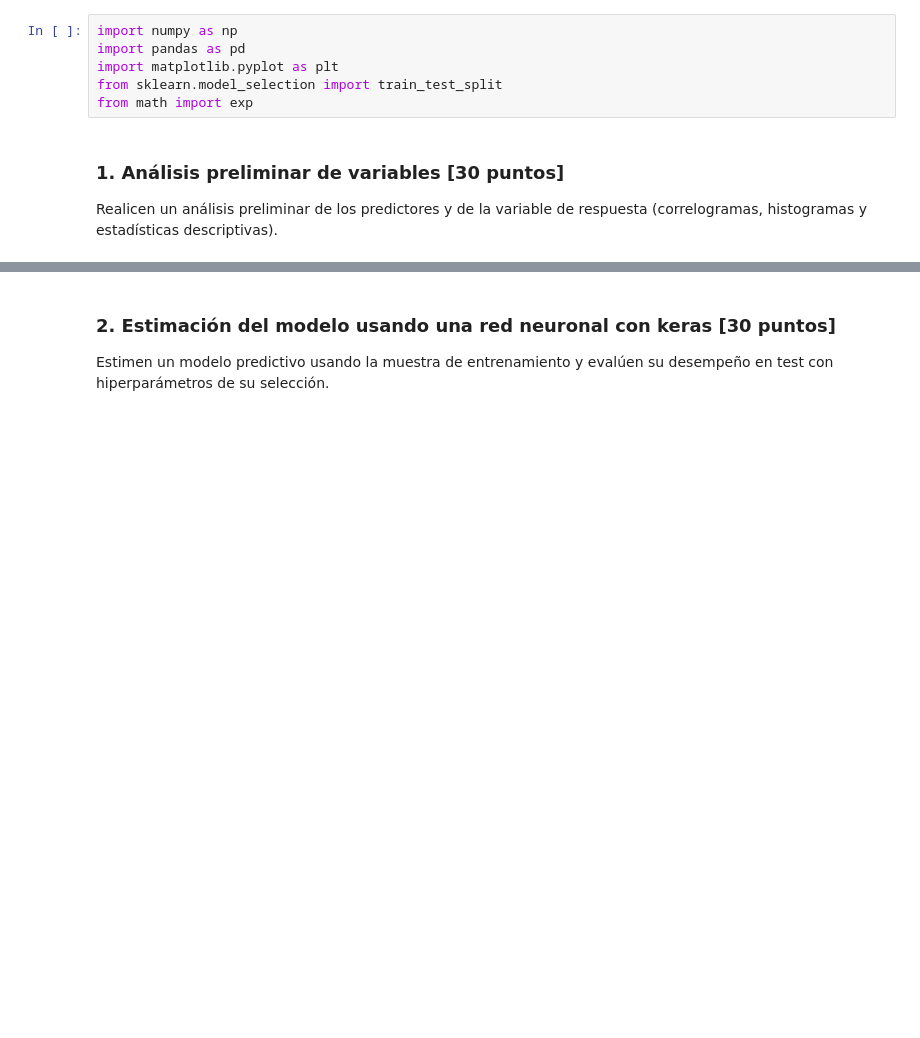
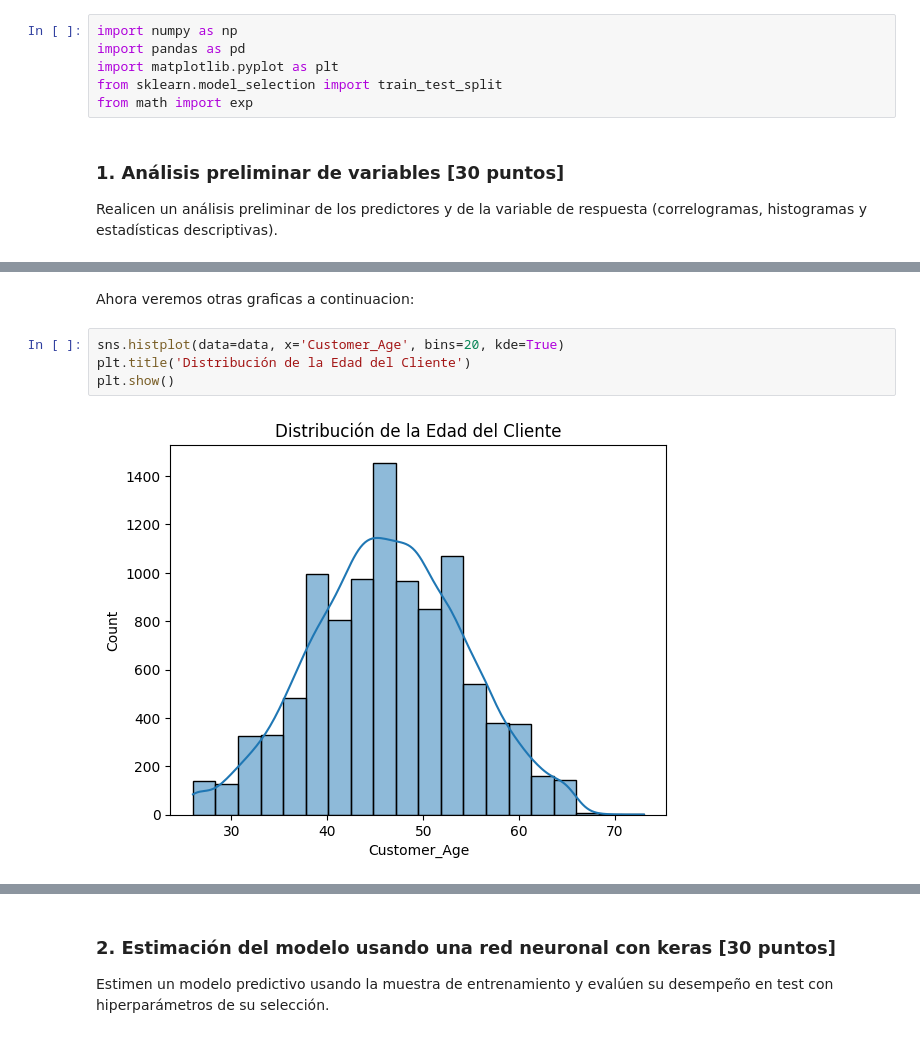
Before and after one commit to juankquintana/deep_learning, a Jupyter notebook: Semana 3/Caso/S2TCPEP2.ipynb, the cells around one changed output, grey strips where cells are left out. Drawn from its saved outputs; the diff is of its cells as text; blank space fills up the shorter version.

```diff
--- a/Semana 3/Caso/S2TCPEP2.ipynb
+++ b/Semana 3/Caso/S2TCPEP2.ipynb
@@ -94,0 +142,8 @@ data.head()
+# %% [markdown]
+Ahora veremos otras graficas a continuacion:
+# %%
+sns.histplot(data=data, x='Customer_Age', bins=20, kde=True)
+plt.title('Distribución de la Edad del Cliente')
+plt.show()
+# %% [output]
+[figure, added]
```
Also changed, not shown: parts of 26 cells of this notebook.
